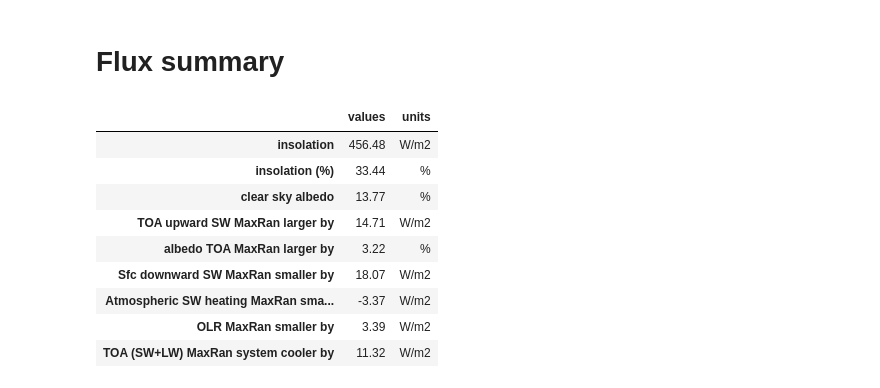
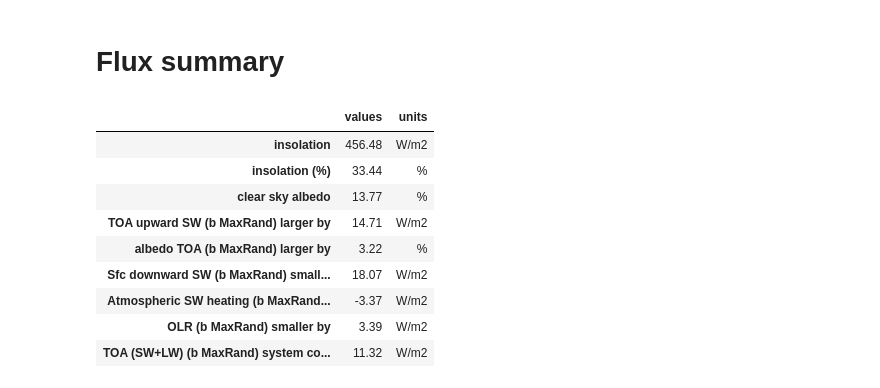
Before and after one commit to qAp/SCAM_radiation_notebooks, a Jupyter notebook: arm95_LW_rrtmgMcICA_rrtmgMaxRand_SW_rrtmgMcICA_rrtmgMaxRand.ipynb, the cells around one changed output. Saved outputs shown, nothing was run; the diff lists cells and outputs as text; code cells hidden in the pictures.

```diff
--- a/arm95_LW_rrtmgMcICA_rrtmgMaxRand_SW_rrtmgMcICA_rrtmgMaxRand.ipynb
+++ b/arm95_LW_rrtmgMcICA_rrtmgMaxRand_SW_rrtmgMcICA_rrtmgMaxRand.ipynb
@@ -53,7 +53,6 @@ matplotlib.rcParams.update({'font.size': 13,
 
 Both above cases use the same input state in each model nstep.
 # %%
-
 iopname = 'arm95_LW_rrtmgMcICA_rrtmgMaxRand_SW_rrtmgMcICA_rrtmgMaxRand'
 
 def case_names():
@@ -97,6 +96,8 @@ def get_cases():
 
 
 
+
+
 def compute_net_solar_fluxes(datasets):
     '''
     Compute net solar fluxes
@@ -115,6 +116,16 @@ def compute_net_solar_fluxes(datasets):
 
 
 
+def compute_QR(dsets):
+    '''
+    Compute total heating rate
+    '''
+    for case, ds in dsets.items():
+        ds['QR'] = (ds['QRL'].dims, ds['QRL'] + ds['QRS'], ds['QRL'].attrs)
+        ds['QR'].attrs['long_name'] = 'Total heating rate'
+    return dsets
+
+
 
 def linestyles_by_case():
     '''
@@ -130,7 +141,8 @@ def get_d3interests():
     '''
     List here all variables of interest that have dimensions (time, lev, lon, lat)
     '''
-    d3interests = ['CLOUD', 'QRL', 'QRS', 'Q',
+    d3interests = ['CLOUD', 'QRL', 'QRS', 'QR',
+                   'Q',
                    'CLDICE', 'CLDLIQ',
                    'AQSNOW', 'AREI', 'AREL',
                    'AWNC', 'AWNI',
@@ -181,7 +193,7 @@ def convert_units(datasets):
             if k in ds:
                 ds[k] *= 1e3
 
-        for k in ['QRL', 'QRS', 'DTCOND']:
+        for k in ['QRL', 'QRS', 'QR', 'DTCOND']:
             if k in ds:
                 ds[k] *= 86400
                 ds[k].attrs['units'] = 'K/day'
@@ -448,7 +546,11 @@ def flux_essential_facts():
 # %%
 cases = get_cases()
 cases = compute_net_solar_fluxes(cases)
+cases = compute_QR(cases)
 dsets, diff_dsets = prep_data(cases)
+
+# write table of net flux through atmosphere to .csv files
+write_flux_atm_to_csv(dsets, diff_dsets, dir_label = iopname, file_label = '')
 # %% [markdown]
 # Variables of dimensions (time, ilev, lon, lat)
 # %%
@@ -523,18 +625,18 @@ SOLIN: Solar insolation
 # %% [markdown]
 # Flux summary
 # %%
-flux_essential_facts()
+flux_essential_facts(dsets, diff_dsets)
 # %% [output]
 |  | values | units |
 | insolation | 456.48 | W/m2 |
 | insolation (%) | 33.44 | % |
 | clear sky albedo | 13.77 | % |
-| TOA upward SW MaxRan larger by | 14.71 | W/m2 |
-| albedo TOA MaxRan larger by | 3.22 | % |
-| Sfc downward SW MaxRan smaller by | 18.07 | W/m2 |
-| Atmospheric SW heating MaxRan sma... | -3.37 | W/m2 |
-| OLR MaxRan smaller by | 3.39 | W/m2 |
-| TOA (SW+LW) MaxRan system cooler by | 11.32 | W/m2 |
+| TOA upward SW (b MaxRand) larger by | 14.71 | W/m2 |
+| albedo TOA (b MaxRand) larger by | 3.22 | % |
+| Sfc downward SW (b MaxRand) small... | 18.07 | W/m2 |
+| Atmospheric SW heating (b MaxRand... | -3.37 | W/m2 |
+| OLR (b MaxRand) smaller by | 3.39 | W/m2 |
+| TOA (SW+LW) (b MaxRand) system co... | 11.32 | W/m2 |
 # %%
 def slice_in_time(cases, time = slice(None)):
     return {casename: ds.sel(time = time) for casename, ds in cases.items()}
```
Also changed, not shown: parts of 6 cells of this notebook.
